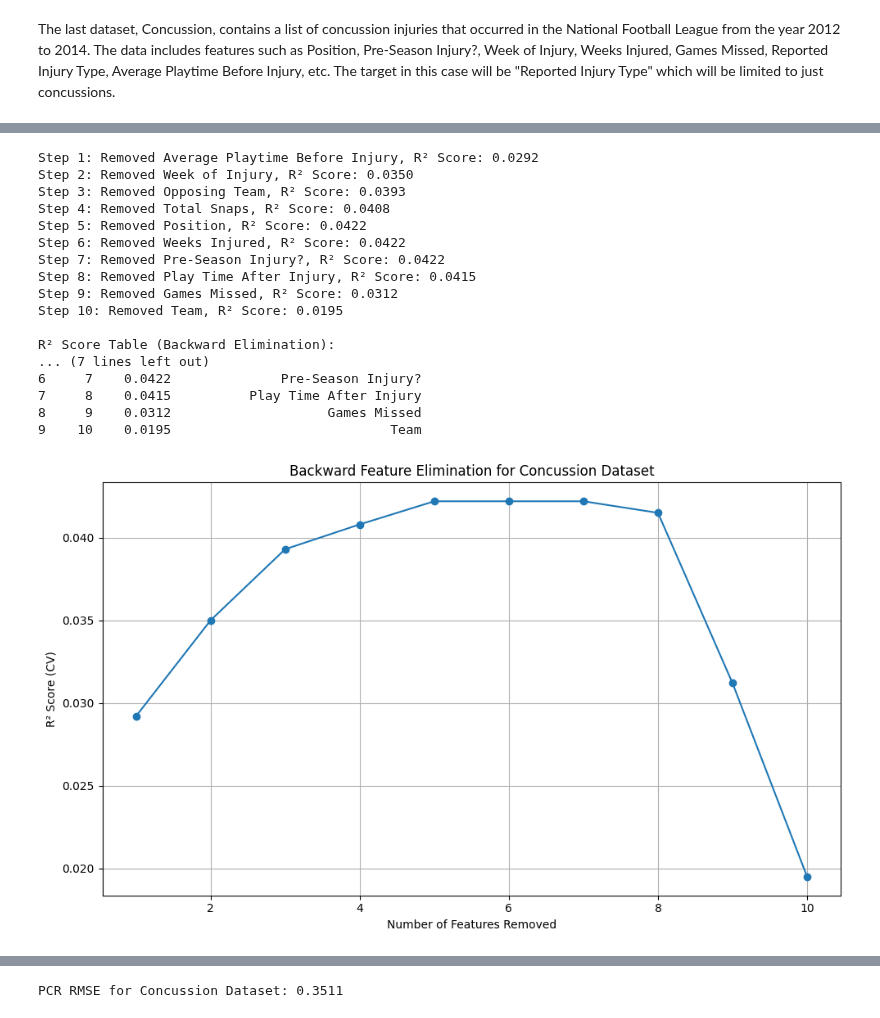
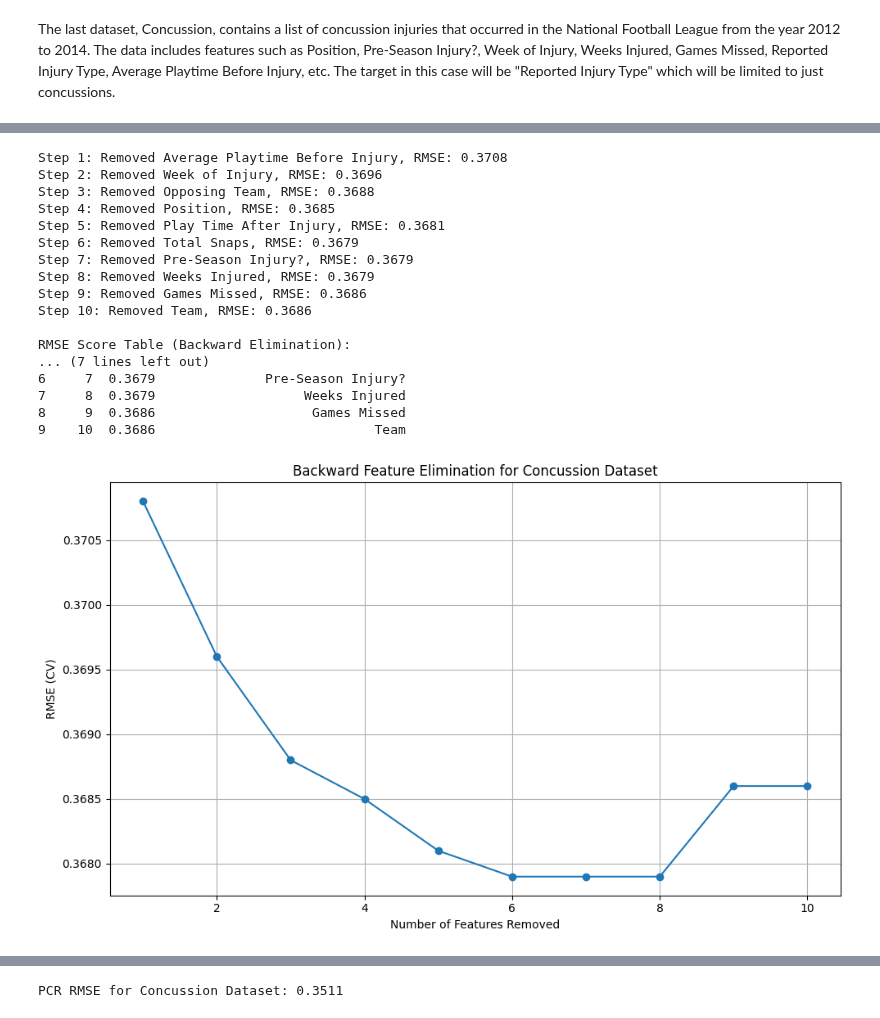
Before and after one commit to hnm15/capstone, a Jupyter notebook: Wk3-JupyterNotebook-Metcalf.ipynb, the cells around one changed output, grey strips where cells are left out. Drawn from its saved outputs; the diff is of its cells as text; code cells hidden in the pictures.

```diff
--- a/Wk3-JupyterNotebook-Metcalf.ipynb
+++ b/Wk3-JupyterNotebook-Metcalf.ipynb
@@ -382,44 +384,46 @@ Feature Added    DM_M42
 Name: 2, dtype: object
 # %%
 # Injury Record Backward Feature Selection
+
 
 model = LinearRegression()
 X = pd.DataFrame(X_train_scaled, columns=X_injury.columns)
 y = y_train
 
 selected_features = list(X.columns)
-r2_scores = []
+rmse_scores = []
 features_removed = []
 
 while len(selected_features) > 1:
     scores = []
     for feature in selected_features:
         current_features = [f for f in selected_features if f != feature]
-        score = cross_val_score(model, X[current_features], y, cv=5, scoring='r2').mean()
+        # Use negative RMSE and convert to positive
+        score = -cross_val_score(model, X[current_features], y, cv=5, scoring='neg_root_mean_squared_error').mean()
         scores.append((score, feature))
 
-    scores.sort(reverse=True)
+    scores.sort()  # ascending order, lowest RMSE first
     best_score, feature_to_remove = scores[0]
 
     selected_features.remove(feature_to_remove)
-    r2_scores.append(round(best_score, 4))
+    rmse_scores.append(round(best_score, 4))
     features_removed.append(feature_to_remove)
 
-    print(f"Step {len(features_removed)}: Removed {feature_to_remove}, R² Score: {best_score:.4f}")
+    print(f"Step {len(features_removed)}: Removed {feature_to_remove}, RMSE: {best_score:.4f}")
 
 results_df_injury_record_bwd = pd.DataFrame({
-    "Step": range(1, len(r2_scores) + 1),
-    "R² Score": r2_scores,
+    "Step": range(1, len(rmse_scores) + 1),
+    "RMSE": rmse_scores,
     "Feature Removed": features_removed
 })
 
-print("\nR² Score Table (Backward Elimination):")
+print("\nRMSE Score Table (Backward Elimination):")
 print(results_df_injury_record_bwd)
 
 plt.figure(figsize=(10, 6))
-plt.plot(results_df_injury_record_bwd["Step"], results_df_injury_record_bwd["R² Score"], marker='o')
+plt.plot(results_df_injury_record_bwd["Step"], results_df_injury_record_bwd["RMSE"], marker='o')
 plt.xlabel("Number of Features Removed")
-plt.ylabel("R² Score (CV)")
+plt.ylabel("RMSE (CV)")
 plt.title("Backward Feature Elimination for Injury Record Dataset")
 plt.grid(True)
 plt.tight_layout()
@@ -600,59 +609,59 @@ X = pd.DataFrame(X_train_scaled, columns=X_concussion.columns)
 y = y_train
 
 selected_features = list(X.columns)
-r2_scores = []
+rmse_scores = []
 features_removed = []
 
 while len(selected_features) > 1:
     scores = []
     for feature in selected_features:
         current_features = [f for f in selected_features if f != feature]
-        score = cross_val_score(model, X[current_features], y, cv=5, scoring='r2').mean()
+        score = -cross_val_score(model, X[current_features], y, cv=5, scoring='neg_root_mean_squared_error').mean()
         scores.append((score, feature))
 
-    scores.sort(reverse=True)
+    scores.sort()
     best_score, feature_to_remove = scores[0]
 
     selected_features.remove(feature_to_remove)
-    r2_scores.append(round(best_score, 4))
+    rmse_scores.append(round(best_score, 4))
     features_removed.append(feature_to_remove)
 
-    print(f"Step {len(features_removed)}: Removed {feature_to_remove}, R² Score: {best_score:.4f}")
+    print(f"Step {len(features_removed)}: Removed {feature_to_remove}, RMSE: {best_score:.4f}")
 
 results_df_concussion_bwd = pd.DataFrame({
-    "Step": range(1, len(r2_scores) + 1),
-    "R² Score": r2_scores,
+    "Step": range(1, len(rmse_scores) + 1),
+    "RMSE": rmse_scores,
     "Feature Removed": features_removed
 })
 
-print("\nR² Score Table (Backward Elimination):")
+print("\nRMSE Score Table (Backward Elimination):")
 print(results_df_concussion_bwd)
 
 plt.figure(figsize=(10, 6))
-plt.plot(results_df_concussion_bwd["Step"], results_df_concussion_bwd["R² Score"], marker='o')
+plt.plot(results_df_concussion_bwd["Step"], results_df_concussion_bwd["RMSE"], marker='o')
 plt.xlabel("Number of Features Removed")
-plt.ylabel("R² Score (CV)")
+plt.ylabel("RMSE (CV)")
 plt.title("Backward Feature Elimination for Concussion Dataset")
 plt.grid(True)
 plt.tight_layout()
 plt.show()
 # %% [output]
-Step 1: Removed Average Playtime Before Injury, R² Score: 0.0292
-Step 2: Removed Week of Injury, R² Score: 0.0350
-Step 3: Removed Opposing Team, R² Score: 0.0393
-Step 4: Removed Total Snaps, R² Score: 0.0408
-Step 5: Removed Position, R² Score: 0.0422
-Step 6: Removed Weeks Injured, R² Score: 0.0422
-Step 7: Removed Pre-Season Injury?, R² Score: 0.0422
-Step 8: Removed Play Time After Injury, R² Score: 0.0415
-Step 9: Removed Games Missed, R² Score: 0.0312
-Step 10: Removed Team, R² Score: 0.0195
+Step 1: Removed Average Playtime Before Injury, RMSE: 0.3708
+Step 2: Removed Week of Injury, RMSE: 0.3696
+Step 3: Removed Opposing Team, RMSE: 0.3688
+Step 4: Removed Position, RMSE: 0.3685
+Step 5: Removed Play Time After Injury, RMSE: 0.3681
+Step 6: Removed Total Snaps, RMSE: 0.3679
+Step 7: Removed Pre-Season Injury?, RMSE: 0.3679
+Step 8: Removed Weeks Injured, RMSE: 0.3679
+Step 9: Removed Games Missed, RMSE: 0.3686
+Step 10: Removed Team, RMSE: 0.3686
 
-R² Score Table (Backward Elimination):
+RMSE Score Table (Backward Elimination):
 ... (7 lines left out)
-6     7    0.0422              Pre-Season Injury?
-7     8    0.0415          Play Time After Injury
-8     9    0.0312                    Games Missed
-9    10    0.0195                            Team
+6     7  0.3679              Pre-Season Injury?
+7     8  0.3679                   Weeks Injured
+8     9  0.3686                    Games Missed
+9    10  0.3686                            Team
-[figure, old version]
+[figure, new version]
 # %%
```
Also changed, not shown: parts of 12 cells of this notebook.
